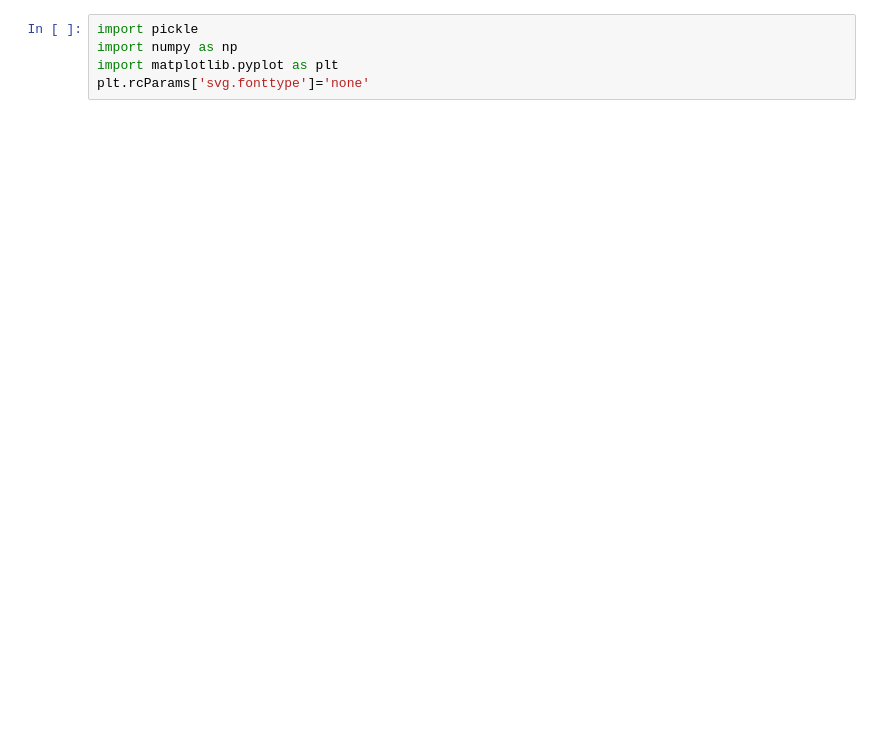
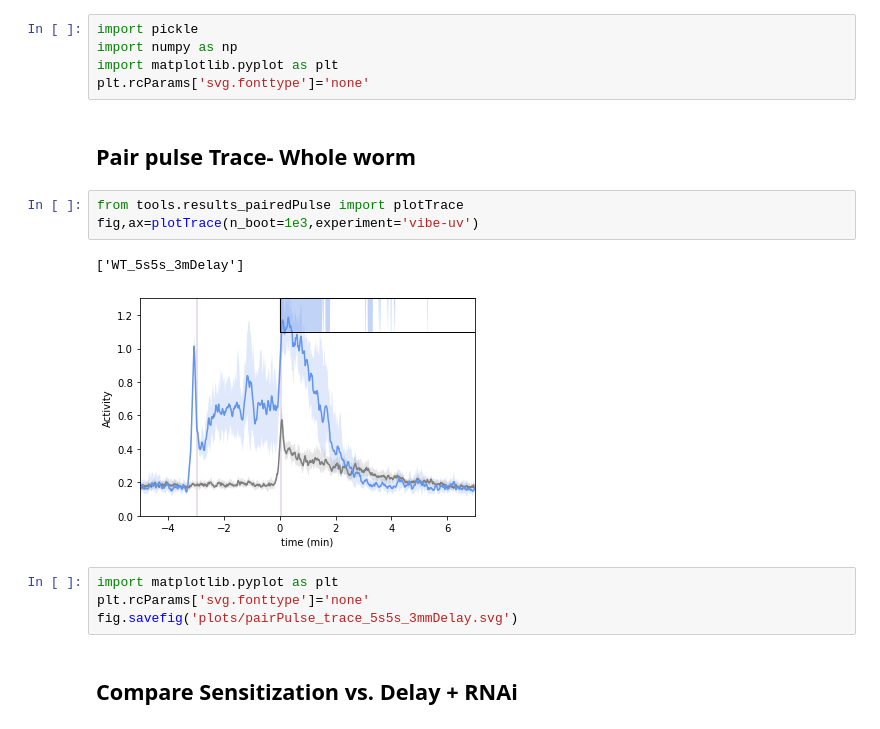
Before and after one commit to samuelbray32/behavior-lite, a Jupyter notebook: publication_pairedPulse.ipynb, the cells around one changed output. Saved outputs shown, nothing was run; the diff lists cells and outputs as text; blank space fills up the shorter version.

```diff
--- a/publication_pairedPulse.ipynb
+++ b/publication_pairedPulse.ipynb
@@ -3,3 +3,17 @@ import pickle
 import numpy as np
 import matplotlib.pyplot as plt
 plt.rcParams['svg.fonttype']='none'
+# %% [markdown]
+## Pair pulse Trace- Whole worm
+# %%
+from tools.results_pairedPulse import plotTrace
+fig,ax=plotTrace(n_boot=1e3,experiment='vibe-uv')
+# %% [output]
+['WT_5s5s_3mDelay']
+[figure, added]
+# %%
+import matplotlib.pyplot as plt
+plt.rcParams['svg.fonttype']='none'
+fig.savefig('plots/pairPulse_trace_5s5s_3mmDelay.svg')
+# %% [markdown]
+## Compare Sensitization vs. Delay + RNAi
```
Also changed, not shown: parts of 15 cells of this notebook, 1 other file.
